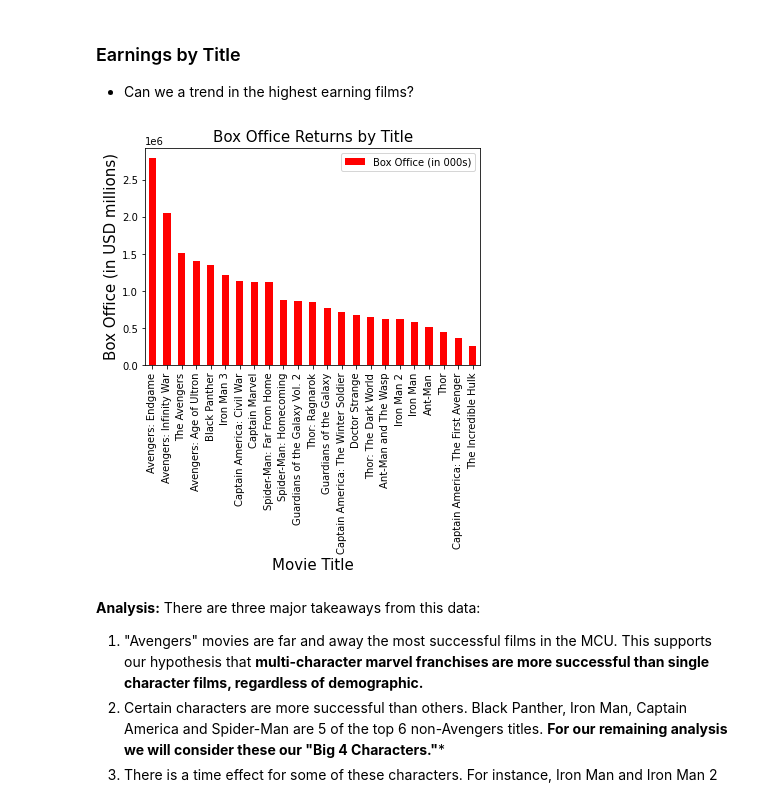
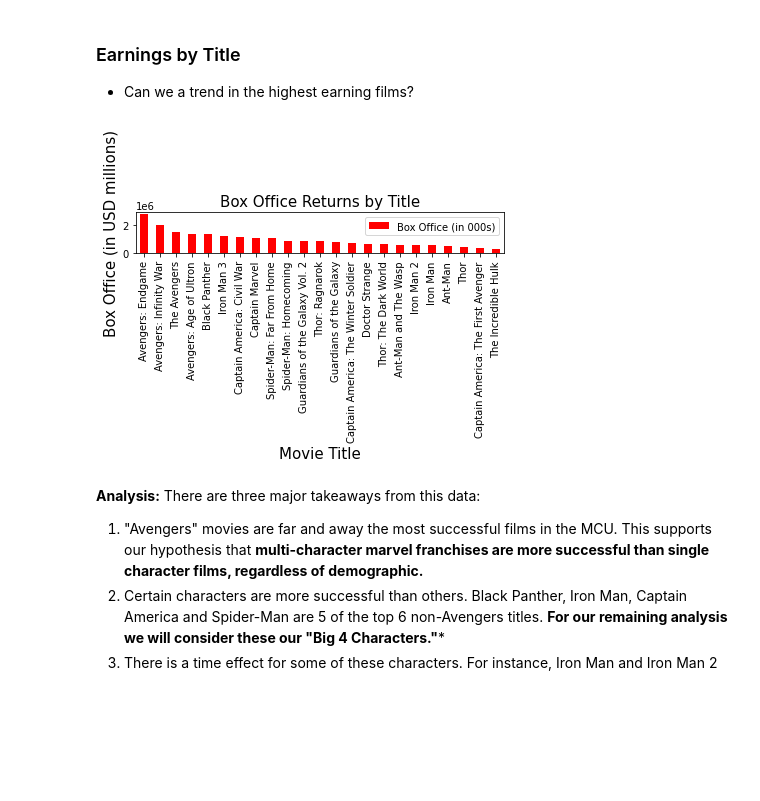
Before and after one commit to pnisenson/marvel-star, a Jupyter notebook: Final Data Analysis - Marvelous Data Miners.ipynb, the cells around one changed output. Cells and saved outputs as stored; diff of their text form; code cells hidden in the pictures; blank space fills up the shorter version.

```diff
--- a/Final Data Analysis - Marvelous Data Miners.ipynb
+++ b/Final Data Analysis - Marvelous Data Miners.ipynb
@@ -56,12 +56,13 @@ plt.show()
 # %%
 EarnBar = final_movies.plot(kind = "bar", x = "Title", y = "Box Office (in 000s)", color = "red")
 EarnBar.set_ylabel("Box Office (in USD millions)", fontsize = 15, color = "black")
 EarnBar.set_xlabel("Movie Title", fontsize = 15, color = "black")
 EarnBar.set_title("Box Office Returns by Title", fontsize = 15, color = "black")
+plt.tight_layout()
 plt.savefig("marvel_files/boxoffice.png")
 plt.show()
 # %% [output]
-[figure, old version]
+[figure, new version]
 # %% [markdown]
 **Analysis:** There are three major takeaways from this data:
 1. "Avengers" movies are far and away the most successful films in the MCU. This supports our hypothesis that **multi-character marvel franchises are more successful than single character films, regardless of demographic.**
```
Also changed, not shown: parts of 1 cell of this notebook, 4 other files.
